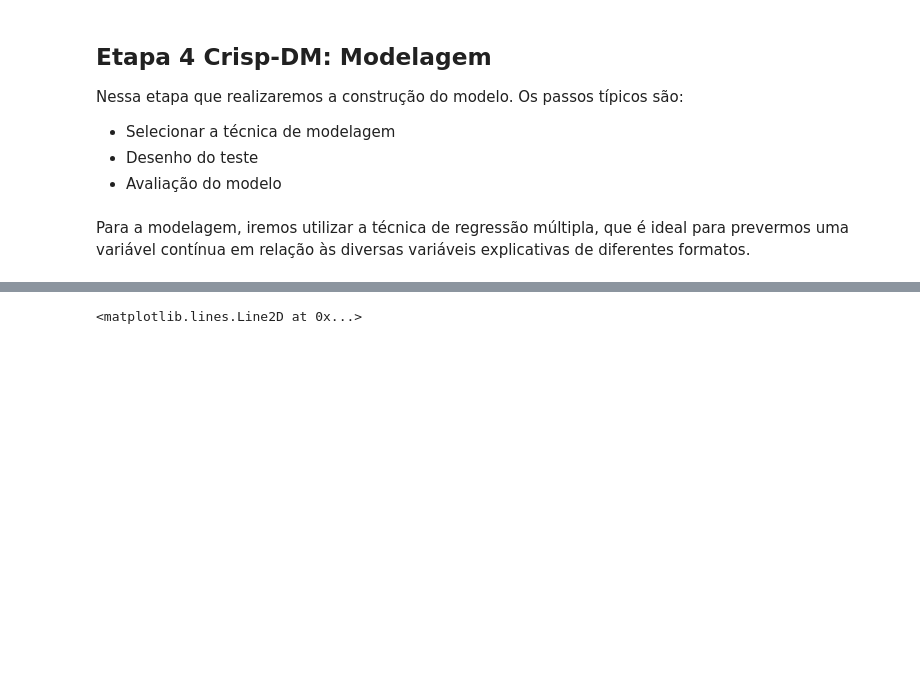
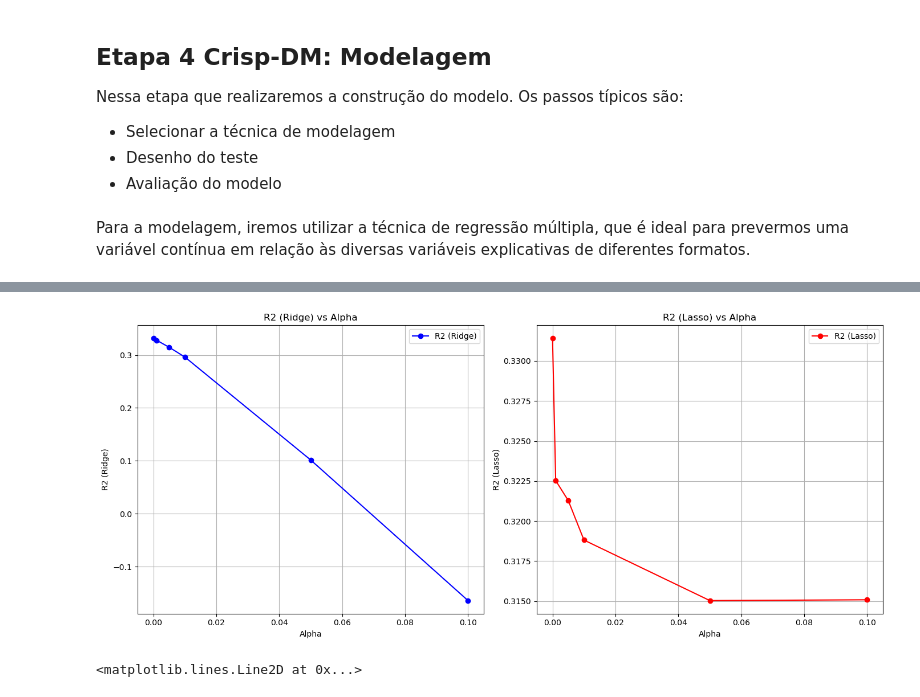
Before and after one commit to PedroHang/Income-Prediction-Model-Project, a Jupyter notebook: income_prediction.ipynb, the cells around one changed output, grey strips where cells are left out. Drawn from its saved outputs; the diff is of its cells as text; code cells hidden in the pictures; blank space fills up the shorter version.

```diff
--- a/income_prediction.ipynb
+++ b/income_prediction.ipynb
@@ -264,3 +275,25 @@ tab
+# %%
+# Ridge
+fig, axes = plt.subplots(1, 2, figsize=(14, 6))
+axes[0].plot(tab['alpha'], tab['R2 (Ridge)'], marker='o', linestyle='-', color='b', label='R2 (Ridge)')
+axes[0].set_xlabel('Alpha')
+axes[0].set_ylabel('R2 (Ridge)')
+axes[0].set_title('R2 (Ridge) vs Alpha')
+axes[0].legend()
+axes[0].grid(True)
+
+# Lasso
+axes[1].plot(tab['alpha'], tab['R2 (Lasso)'], marker='o', linestyle='-', color='r', label='R2 (Lasso)')
+axes[1].set_xlabel('Alpha')
+axes[1].set_ylabel('R2 (Lasso)')
+axes[1].set_title('R2 (Lasso) vs Alpha')
+axes[1].legend()
+axes[1].grid(True)
+
+plt.tight_layout()
+plt.show()
+# %% [output]
+[figure, added]
 # %%
 reg.summary()
 # %%
```
Also changed, not shown: parts of 8 cells of this notebook.
